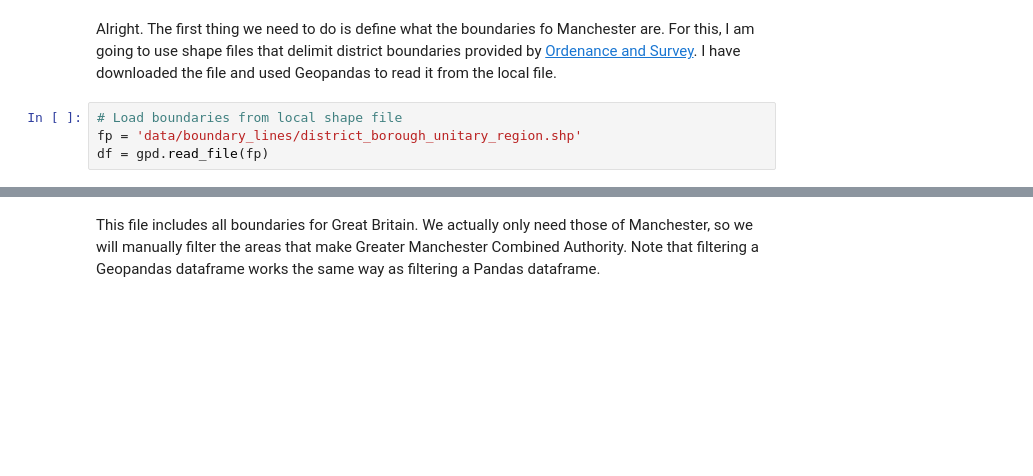
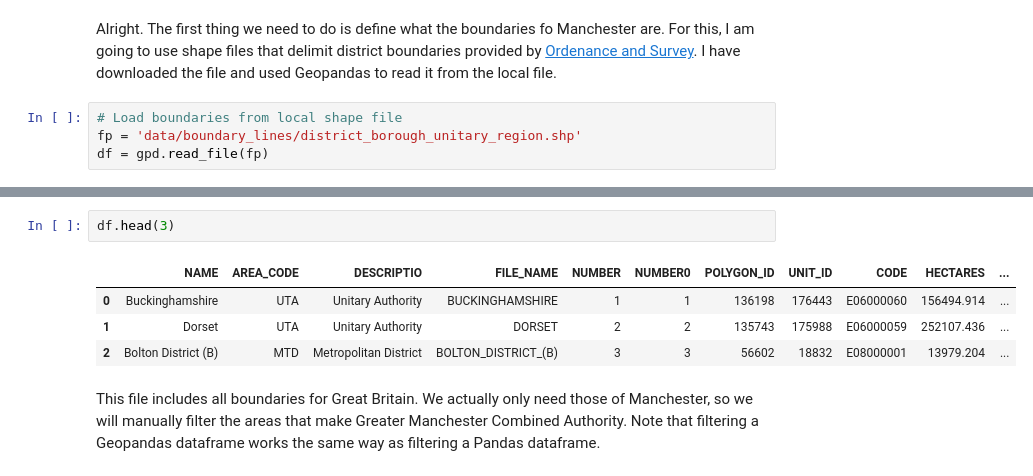
Before and after one commit to neperiana/data-science-projects, a Jupyter notebook: mapping_urban_green_areas/mapping_mcr_green_spaces.ipynb, the cells around one changed output, grey strips where cells are left out. Cells and saved outputs as stored; diff of their text form; blank space fills up the shorter version.

```diff
--- a/mapping_urban_green_areas/mapping_mcr_green_spaces.ipynb
+++ b/mapping_urban_green_areas/mapping_mcr_green_spaces.ipynb
@@ -28,3 +32,10 @@ df = gpd.read_file(fp)
+# %%
+df.head(3)
+# %% [output]
+|  | NAME | AREA_CODE | DESCRIPTIO | FILE_NAME | NUMBER | NUMBER0 | POLYGON_ID | UNIT_ID | CODE | HECTARES | ... |
+| 0 | Buckinghamshire | UTA | Unitary Authority | BUCKINGHAMSHIRE | 1 | 1 | 136198 | 176443 | E06000060 | 156494.914 | ... |
+| 1 | Dorset | UTA | Unitary Authority | DORSET | 2 | 2 | 135743 | 175988 | E06000059 | 252107.436 | ... |
+| 2 | Bolton District (B) | MTD | Metropolitan District | BOLTON_DISTRICT_(B) | 3 | 3 | 56602 | 18832 | E08000001 | 13979.204 | ... |
 # %% [markdown]
 This file includes all boundaries for Great Britain. We actually only need those of Manchester, so we will manually filter the areas that make Greater Manchester Combined Authority. Note that filtering a Geopandas dataframe works the same way as filtering a Pandas dataframe.
 # %%
```
Also changed, not shown: parts of 20 cells of this notebook, 2 other files.
